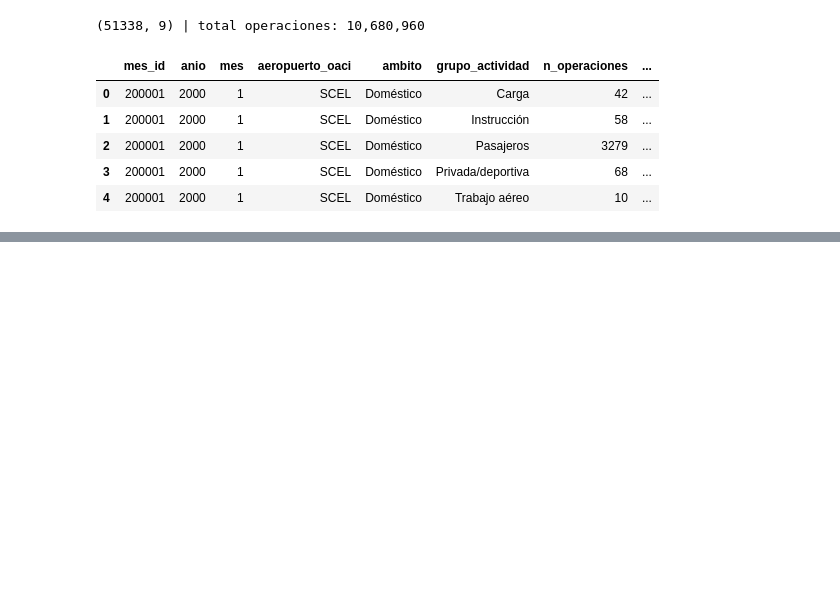
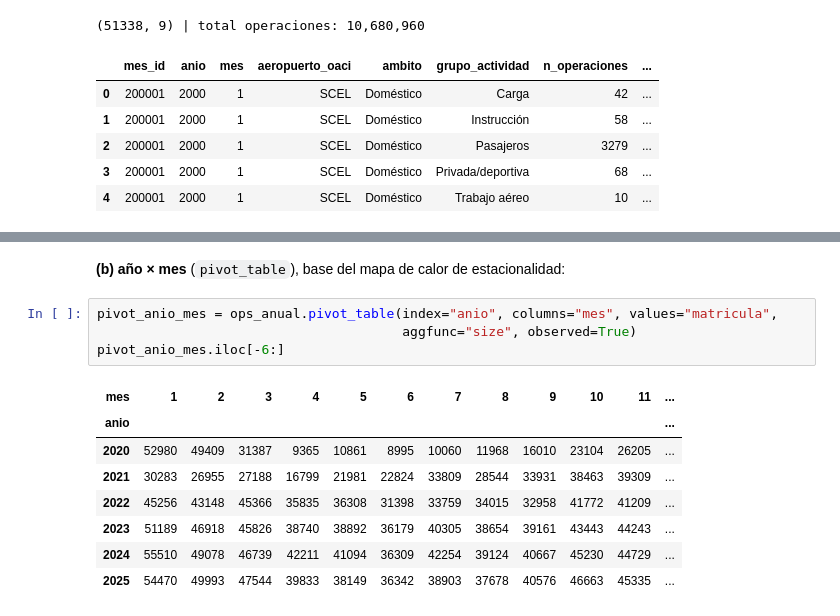
Before and after one commit to Gaboto1/visualizacion-transporte-rojas-gabriel, a Jupyter notebook: notebooks/evaluacion02.ipynb, the cells around one changed output, grey strips where cells are left out. Saved outputs shown, nothing was run; the diff lists cells and outputs as text; blank space fills up the shorter version.

```diff
--- a/notebooks/evaluacion02.ipynb
+++ b/notebooks/evaluacion02.ipynb
@@ -872,0 +935,15 @@ mensual.head()
+# %% [markdown]
+**(b) año × mes** (`pivot_table`), base del mapa de calor de estacionalidad:
+# %%
+pivot_anio_mes = ops_anual.pivot_table(index="anio", columns="mes", values="matricula",
+                                       aggfunc="size", observed=True)
+pivot_anio_mes.iloc[-6:]
+# %% [output]
+| mes | 1 | 2 | 3 | 4 | 5 | 6 | 7 | 8 | 9 | 10 | 11 | ... |
+| anio |  |  |  |  |  |  |  |  |  |  |  | ... |
+| 2020 | 52980 | 49409 | 31387 | 9365 | 10861 | 8995 | 10060 | 11968 | 16010 | 23104 | 26205 | ... |
+| 2021 | 30283 | 26955 | 27188 | 16799 | 21981 | 22824 | 33809 | 28544 | 33931 | 38463 | 39309 | ... |
+| 2022 | 45256 | 43148 | 45366 | 35835 | 36308 | 31398 | 33759 | 34015 | 32958 | 41772 | 41209 | ... |
+| 2023 | 51189 | 46918 | 45826 | 38740 | 38892 | 36179 | 40305 | 38654 | 39161 | 43443 | 44243 | ... |
+| 2024 | 55510 | 49078 | 46739 | 42211 | 41094 | 36309 | 42254 | 39124 | 40667 | 45230 | 44729 | ... |
+| 2025 | 54470 | 49993 | 47544 | 39833 | 38149 | 36342 | 38903 | 37678 | 40576 | 46663 | 45335 | ... |
```
Also changed, not shown: parts of 20 cells of this notebook, 1 other file.
